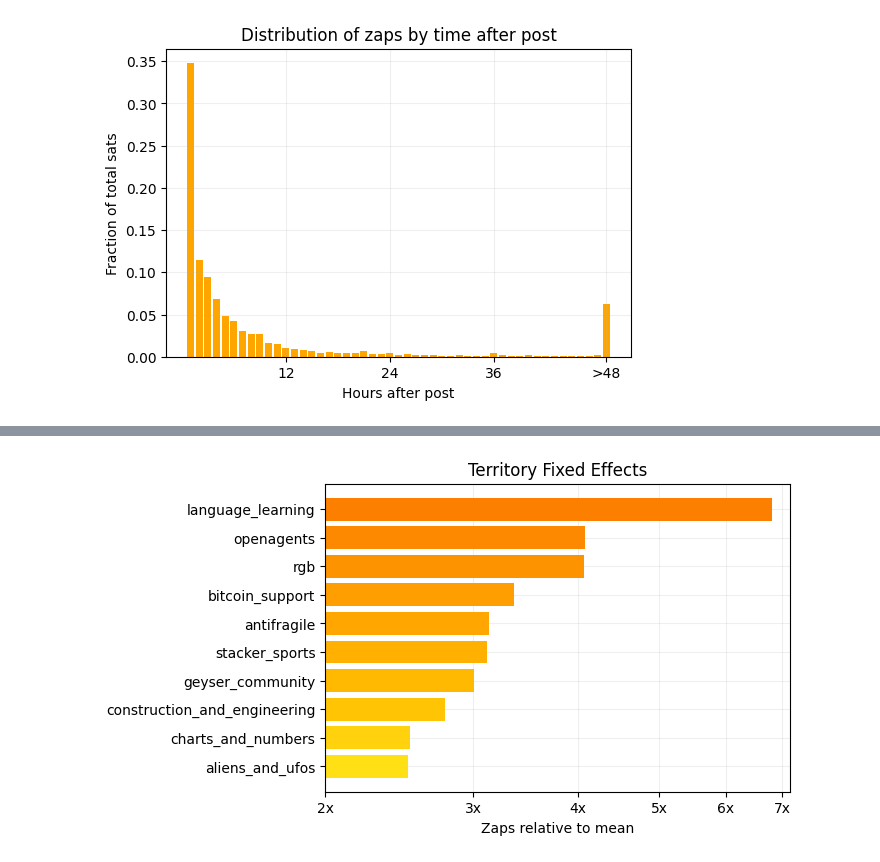
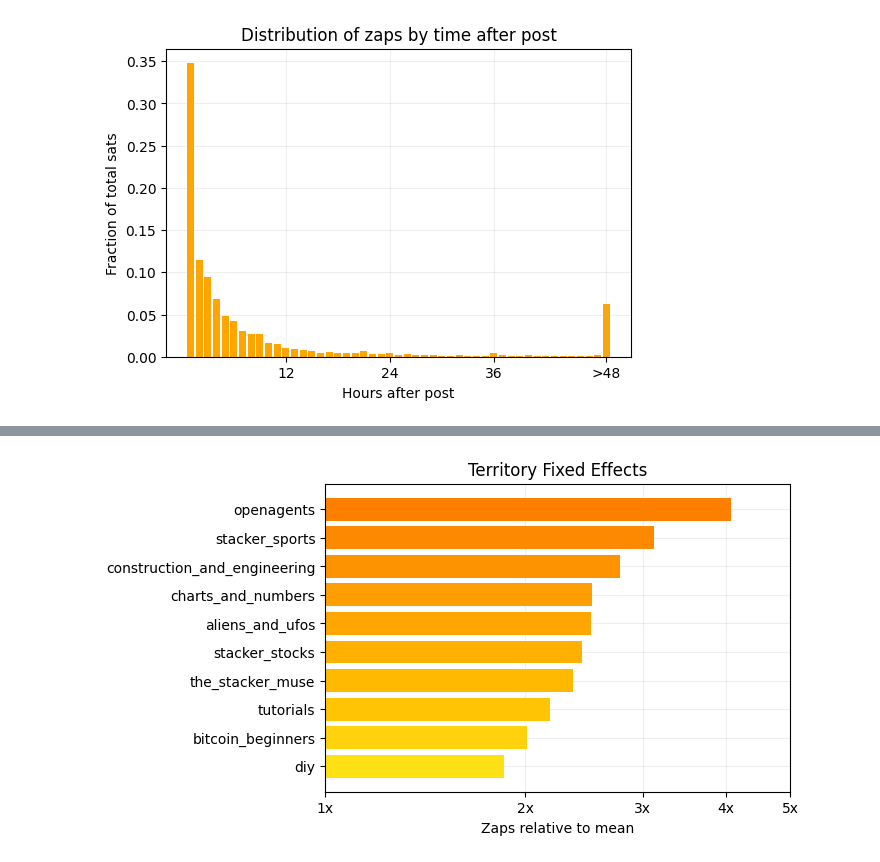
Before and after one commit to ed-kung/sn-research, a Jupyter notebook: src/notebooks/playground.ipynb, the cells around one changed output, grey strips where cells are left out. Cells and saved outputs as stored; diff of their text form; code cells hidden in the pictures.

```diff
--- a/src/notebooks/playground.ipynb
+++ b/src/notebooks/playground.ipynb
@@ -117,19 +160,19 @@ user_fe = user_fe.merge(
 # %%
 # territory fe chart
 
 sub_fe['effect'] = sub_fe['effect'] - sub_fe['effect'].mean()
 sub_fe = sub_fe.sort_values('effect', ascending=False).reset_index(drop=True)
-plot_df = sub_fe.head(10)
+plot_df = sub_fe.loc[sub_fe['obs']>30].head(10)
 colors = plt.cm.Wistia(np.linspace(0.3,1,len(plot_df)))
 plt.figure(figsize=(6,4))
 plt.barh(plot_df['subName'][::-1], np.exp(plot_df['effect'][::-1])-1, color=colors)
 plt.xscale('log')
-plt.xticks([2, 3, 4, 5, 6, 7], ['2x', '3x', '4x', '5x', '6x', '7x'])
+plt.xticks([1, 2, 3, 4, 5], ['1x', '2x', '3x', '4x', '5x'])
 plt.xlabel("Zaps relative to mean")
 plt.title("Territory Fixed Effects")
 plt.grid(alpha=0.2, zorder=0)
 plt.gca().set_axisbelow(True)
 # %% [output]
-[figure, old version]
+[figure, new version]
 # %%
 # user fe chart
```
Also changed, not shown: parts of 11 cells of this notebook, 2 other files.
